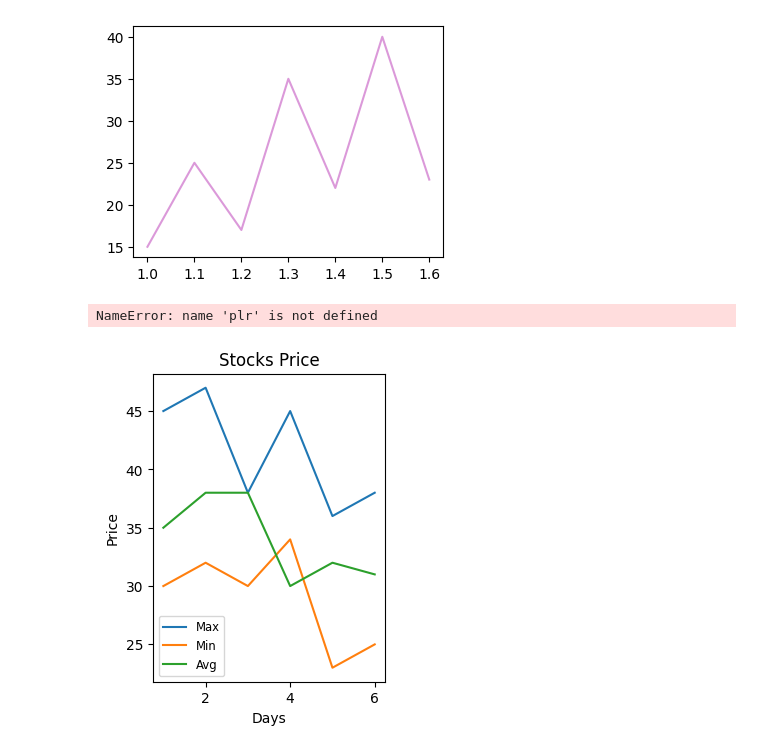
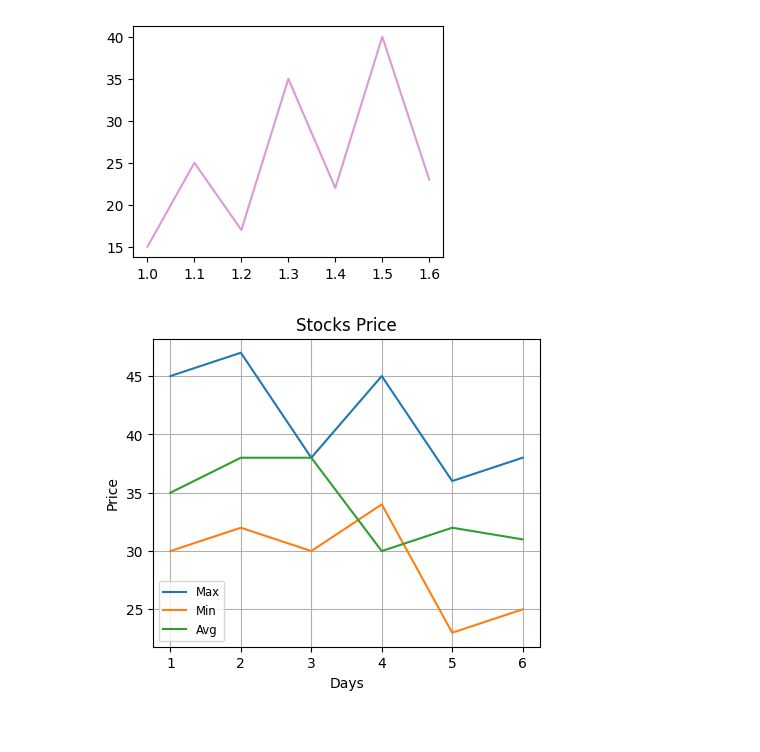
Before and after one commit to VyshnaviKarakatla/statistics-notebooks, a Jupyter notebook: _04_matplotlib.ipynb, the cells around one changed output. Cells and saved outputs as stored; diff of their text form; code cells hidden in the pictures.

```diff
--- a/_04_matplotlib.ipynb
+++ b/_04_matplotlib.ipynb
@@ -124,17 +124,16 @@ max_t=[45,47,38,45,36,38]
 min_t=[30,32,30,34,23,25]
 avg_t=[35,38,38,30,32,31]
 # %%
-plt.figure(figsize=(3,4))
+plt.figure(figsize=(5,4))
 plt.xlabel("Days")
 plt.ylabel("Price")
 plt.title("Stocks Price")
 plt.plot(day,max_t,label='Max')
 plt.plot(day,min_t,label='Min')
 plt.plot(day,avg_t,label='Avg')
 plt.legend(loc='lower left')
 plt.legend(loc='best')
 plt.legend(loc=3,fontsize='small')
-plr.grid()
+plt.grid()
 # %% [output]
-NameError: name 'plr' is not defined
-[figure, old version]
+[figure, new version]
```
